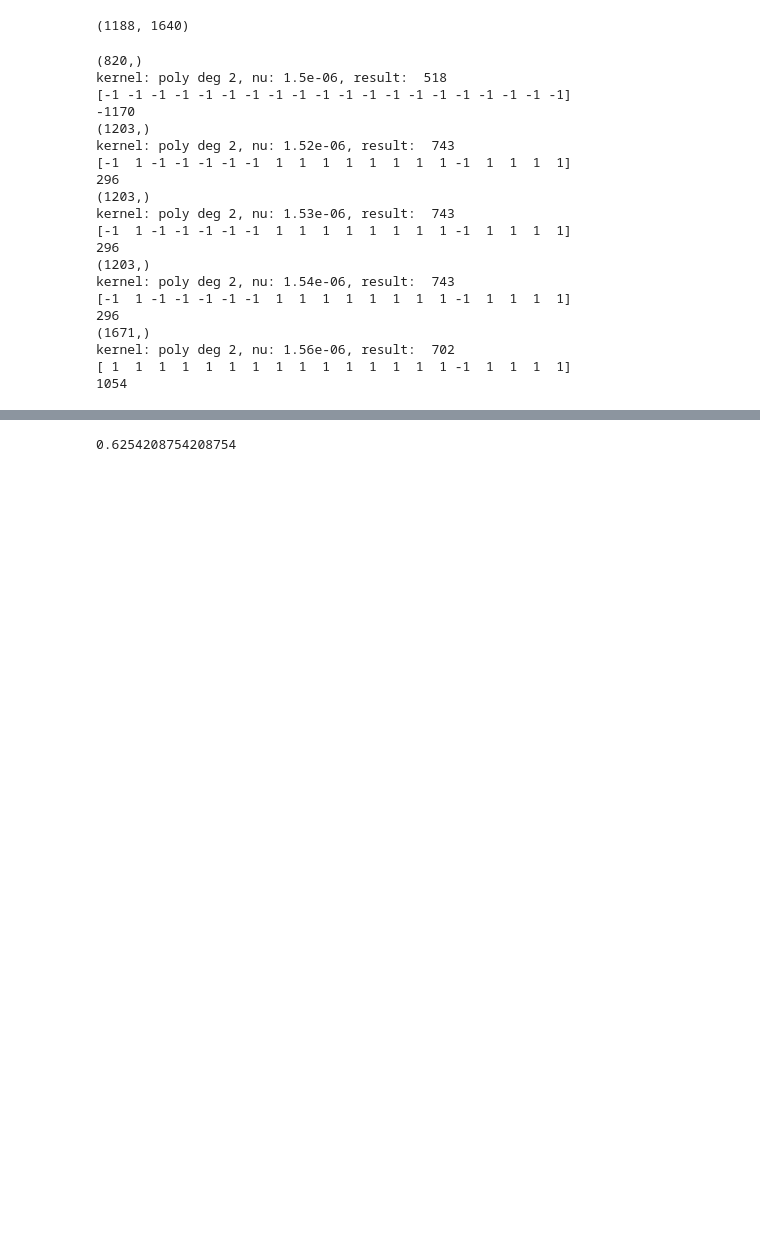
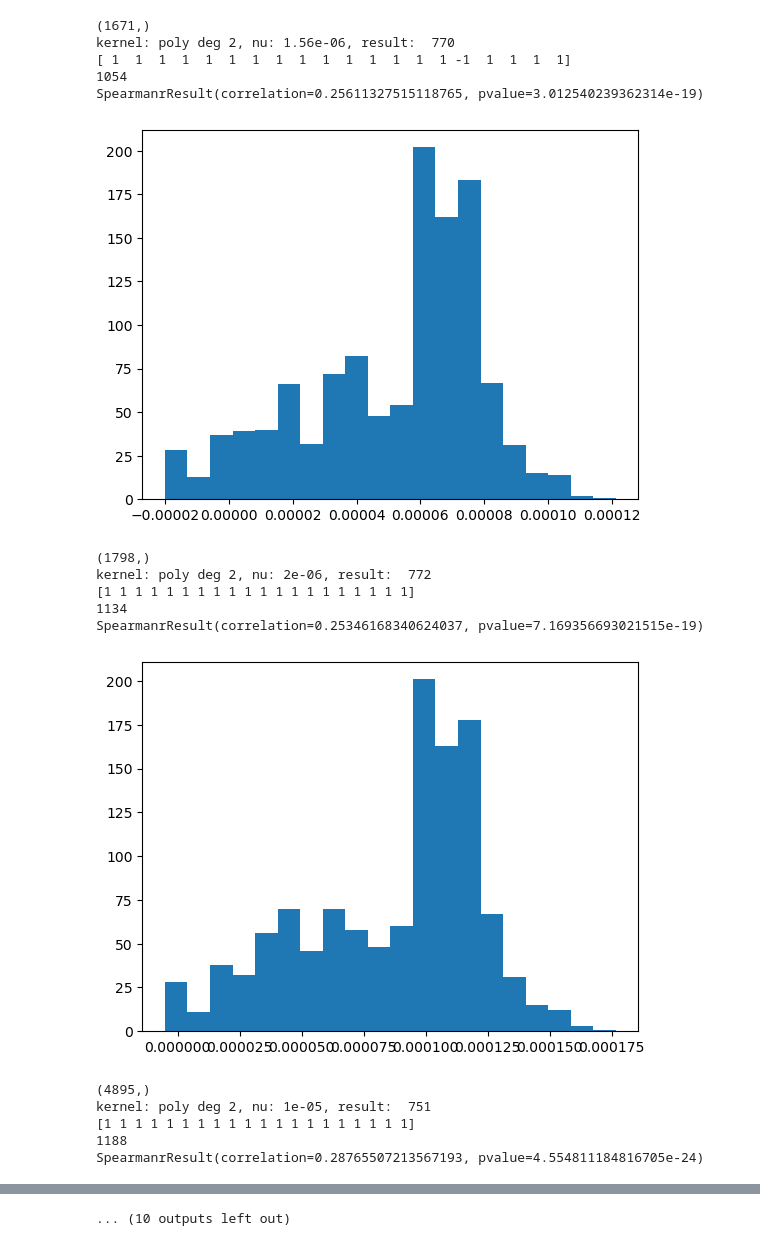
Before and after one commit to LDeng0205/msa_classify, a Jupyter notebook: polynomial_kernel_no_expansion.ipynb, the cells around one changed output, grey strips where cells are left out. Drawn from its saved outputs; the diff is of its cells as text; code cells hidden in the pictures; blank space fills up the shorter version.

```diff
--- a/polynomial_kernel_no_expansion.ipynb
+++ b/polynomial_kernel_no_expansion.ipynb
@@ -85,9 +85,6 @@ data = pd.read_csv(
     "PABP_YEAST/data/PABP_YEAST_Fields2013-singles.csv", sep=";", comment="#"
 )
 mutant, label_dms = data['mutant'].to_numpy(), data['linear'].to_numpy()
-label = np.zeros(label_dms.shape[0])
-for i in range(label_dms.shape[0]):
-    label[i] = 1 if label_dms[i] > 0.7 else 0
 mutant_data = []
 for m in mutant:
     original_aa, loc, mutant_aa = m[0], int(m[1:4])-115, m[4]
@@ -96,53 +93,54 @@ for m in mutant:
 mutant_data = np.asarray(mutant_data)
 mutant_data = process_msa_sequence(mutant_data)
 
-mutant_data, label = np.asarray(mutant_data), np.asarray(label)
-mutant_data, label = unison_shuffled_copies(mutant_data, label)
-print(mutant_data.shape)
+mutant_data, label_dms = np.asarray(mutant_data), np.asarray(label_dms)
+mutant_data, label_dms = unison_shuffled_copies(mutant_data, label_dms)
+
+label = np.zeros(label_dms.shape[0])
+for i in range(label_dms.shape[0]):
+    label[i] = 1 if label_dms[i] > 0.6 else 0
-# %% [output]
-(1188, 1640)
 # %%
 # train a linear model, which should theoretically be similar to the potts model.
 
 with open('result.txt', 'a') as file:
     file.write("Polynomial degree 2 kernel no expansion")
     date_time = datetime.now().strftime("%m/%d/%Y, %H:%M:%S")
     file.write(date_time)
     file.write('\n\n')
-    for n in [0.0000015, 0.00000152, 0.00000153, 0.00000154, 0.00000156]:
+    for n in [0.00000156, 0.000002, 0.00001, 0.00002, 0.0001, 0.0002, 0.001, 0.002, 0.01, 0.02, 0.1 ,0.2 ,0.3 ,0.5, 0.7, 0.9]:
         clf = OneClassSVM(kernel='poly', degree=2, nu=n)
         clf.fit(processed[:140000], sample_weight=weights[:140000])
         pred_msa = clf.predict(processed[140000:145000])
         print(pred_msa[np.where(pred_msa==1)].shape)
         pred = clf.predict(mutant_data)
         cnt = 0
         for i in range(mutant_data.shape[0]):
             if (pred[i]== 1 and label[i] == 1) or (pred[i] == -1 and label[i] == 0):
                 cnt += 1
         print(f'kernel: poly deg 2, nu: {n}, result: ', cnt)
         file.write(f'kernel: poly deg 2, nu: {n}, result: {cnt}\n')
         print(pred[:20])
         file.write('\n')
         print(np.sum(pred))
         file.write(f'Sum: {np.sum(pred)}\n')
+        print(scipy.stats.spearmanr(clf.decision_function(mutant_data), label_dms))
+        plt.hist(clf.decision_function(mutant_data), bins=20)
+        plt.show()
 # %% [output]
-(820,)
-kernel: poly deg 2, nu: 1.5e-06, result:  518
-[-1 -1 -1 -1 -1 -1 -1 -1 -1 -1 -1 -1 -1 -1 -1 -1 -1 -1 -1 -1]
--1170
-(1203,)
-kernel: poly deg 2, nu: 1.52e-06, result:  743
-[-1  1 -1 -1 -1 -1 -1  1  1  1  1  1  1  1  1 -1  1  1  1  1]
-296
-(1203,)
-kernel: poly deg 2, nu: 1.53e-06, result:  743
-[-1  1 -1 -1 -1 -1 -1  1  1  1  1  1  1  1  1 -1  1  1  1  1]
-296
-(1203,)
-kernel: poly deg 2, nu: 1.54e-06, result:  743
-[-1  1 -1 -1 -1 -1 -1  1  1  1  1  1  1  1  1 -1  1  1  1  1]
-296
 (1671,)
-kernel: poly deg 2, nu: 1.56e-06, result:  702
+kernel: poly deg 2, nu: 1.56e-06, result:  770
 [ 1  1  1  1  1  1  1  1  1  1  1  1  1  1  1 -1  1  1  1  1]
 1054
+SpearmanrResult(correlation=0.25611327515118765, pvalue=3.012540239362314e-19)
+[figure, added]
+(1798,)
+kernel: poly deg 2, nu: 2e-06, result:  772
+[1 1 1 1 1 1 1 1 1 1 1 1 1 1 1 1 1 1 1 1]
+1134
+SpearmanrResult(correlation=0.25346168340624037, pvalue=7.169356693021515e-19)
+[figure, added]
+(4895,)
+kernel: poly deg 2, nu: 1e-05, result:  751
+[1 1 1 1 1 1 1 1 1 1 1 1 1 1 1 1 1 1 1 1]
+1188
+SpearmanrResult(correlation=0.28765507213567193, pvalue=4.554811184816705e-24)
@@ -149,4 +166 @@ kernel: poly deg 2, nu: 1.56e-06, result:  702
+... (10 outputs left out)
-# %%
-743/1188
-# %% [output]
-0.6254208754208754
```
Also changed, not shown: parts of 1 cell of this notebook, 2 other files.
